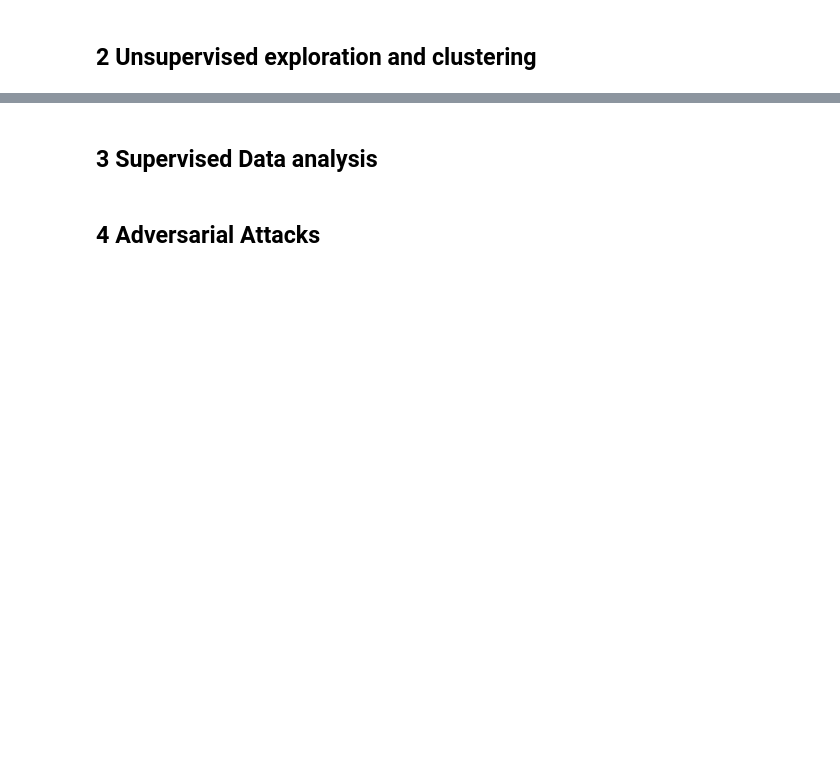
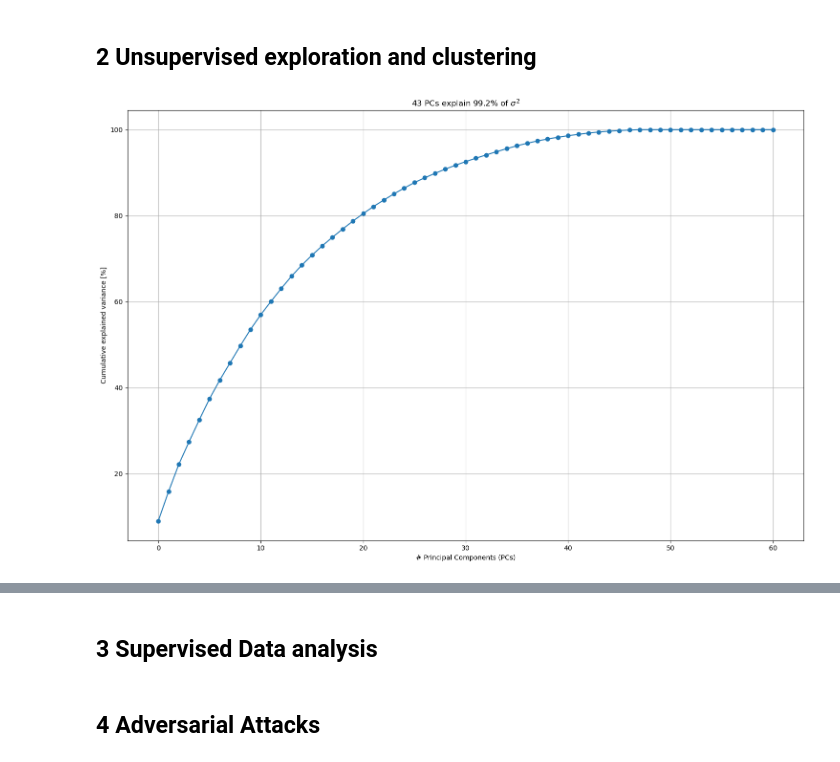
Before and after one commit to RisingZero/ml4n-23-adversarial-attacks, a Jupyter notebook: project.ipynb, the cells around one changed output, grey strips where cells are left out. Saved outputs shown, nothing was run; the diff lists cells and outputs as text; code cells hidden in the pictures; blank space fills up the shorter version.

```diff
--- a/project.ipynb
+++ b/project.ipynb
@@ -208,0 +226,21 @@ plt.show()
+# %%
+pca = PCA(random_state = GROUP_NUMBER)
+features = df_processed.columns.tolist()
+features.remove("label")
+pca.fit(df_processed[features])
+
+explained_variance = pca.explained_variance_ratio_
+
+perc_cumul_exp_var = np.cumsum(explained_variance) * 100
+
+plt.figure(figsize=(15, 10))
+plt.plot(perc_cumul_exp_var, marker='o')
+plt.xlabel('# Principal Components (PCs)')
+plt.ylabel('Cumulative explained variance [%]')
+plt.xticks() #[i for i in range(60)], [i for i in range(1,5)]
+plt.grid()
+plt.title(f'43 PCs explain {round(perc_cumul_exp_var[42], 2)}% of $\sigma^2$')
+plt.tight_layout()
+plt.show()
+# %% [output]
+[figure, added]
```
Also changed, not shown: parts of 9 cells of this notebook, 1 other file.
